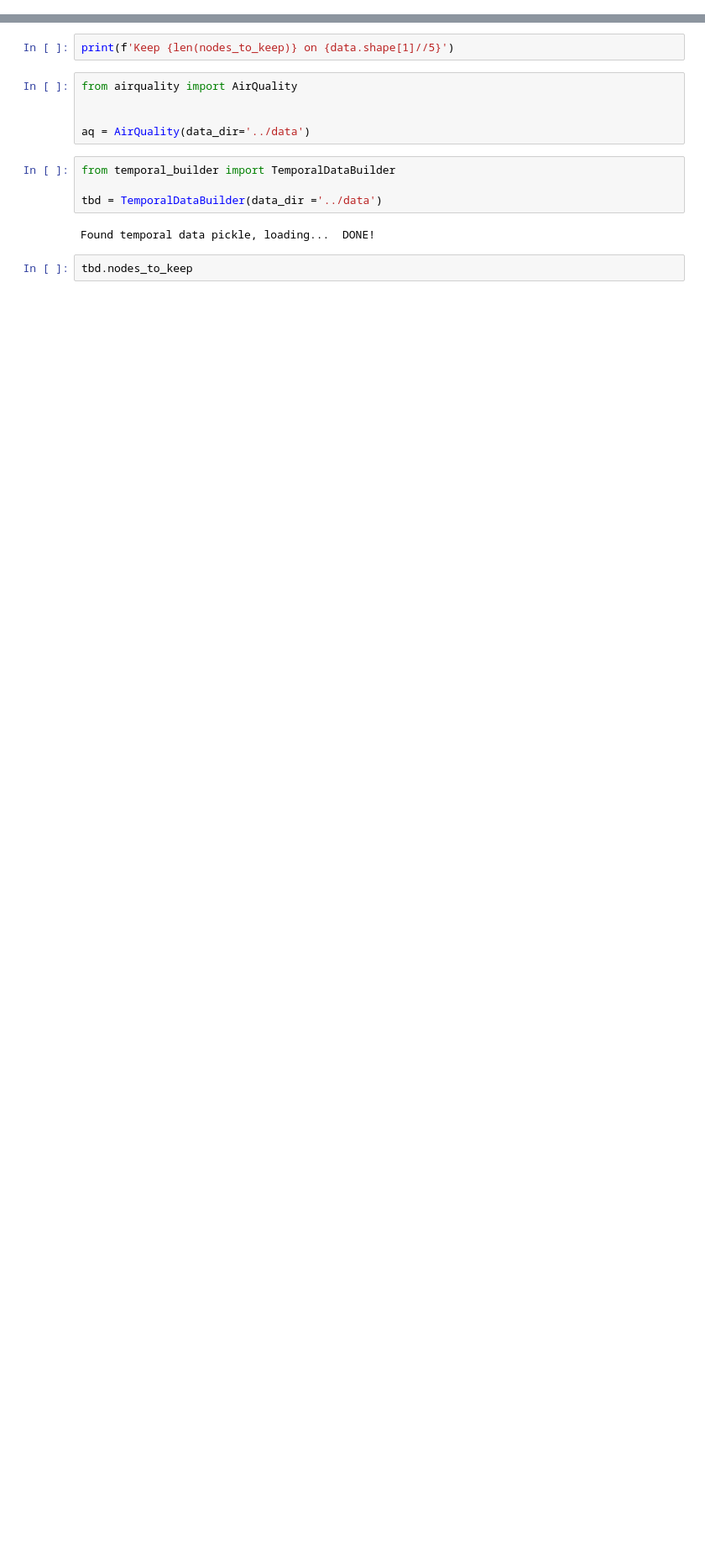
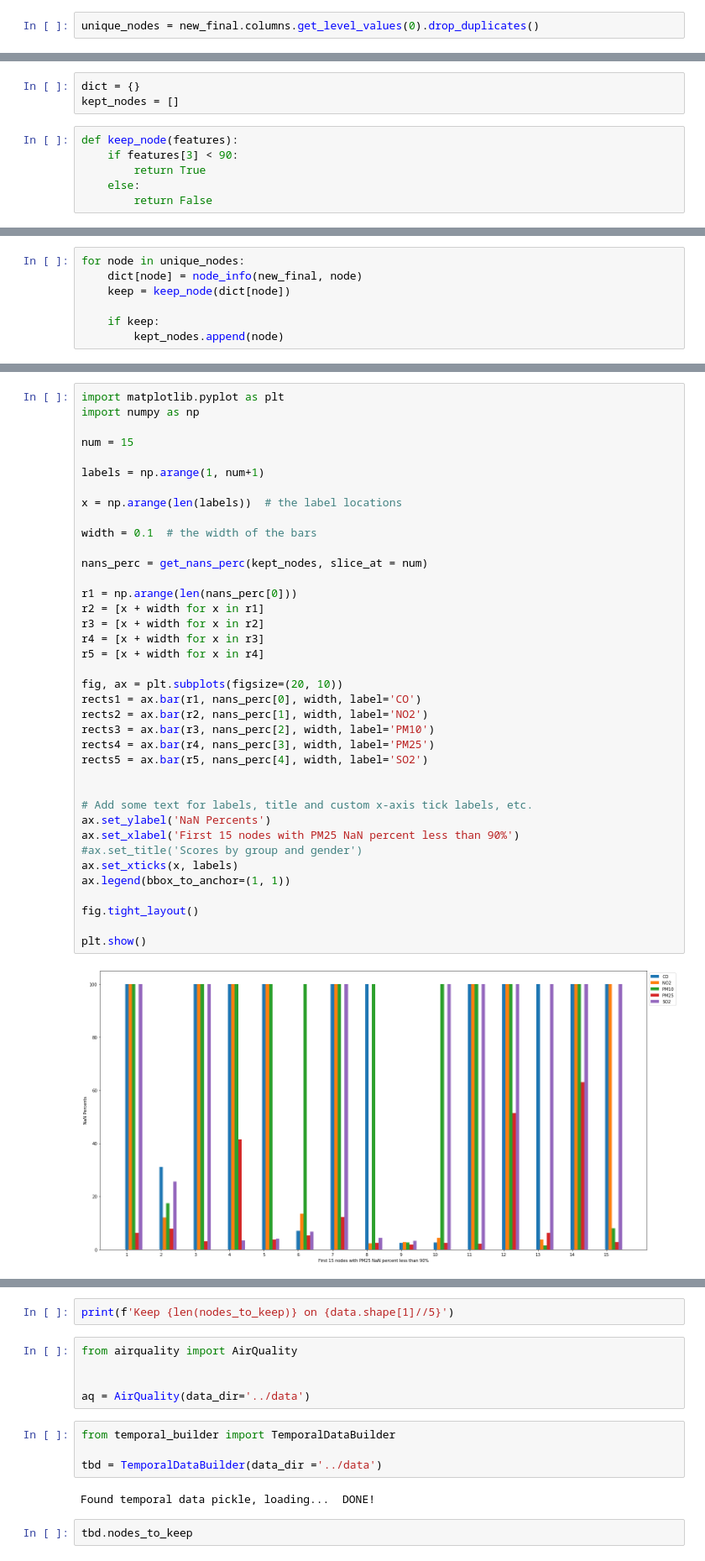
Before and after one commit to NicoArmas/gdl_air_quality, a Jupyter notebook: code/experiments.ipynb, the cells around one changed output, grey strips where cells are left out. Shown at 84% size. Cells and saved outputs as stored; diff of their text form; blank space fills up the shorter version.

Commit message:
added node analysis to notebook

```diff
--- a/code/experiments.ipynb
+++ b/code/experiments.ipynb
@@ -31,0 +126,2 @@ def node_info(df, node):
+# %%
+unique_nodes = new_final.columns.get_level_values(0).drop_duplicates()
@@ -31,0 +157,9 @@ def node_info(df, node):
+# %%
+dict = {}
+kept_nodes = []
+# %%
+def keep_node(features):
+    if features[3] < 90:
+        return True
+    else:
+        return False
@@ -31,0 +169,7 @@ def node_info(df, node):
+# %%
+for node in unique_nodes:
+    dict[node] = node_info(new_final, node)
+    keep = keep_node(dict[node])
+
+    if keep:
+        kept_nodes.append(node)
@@ -31,0 +207,40 @@ def node_info(df, node):
+# %%
+import matplotlib.pyplot as plt
+import numpy as np
+
+num = 15
+
+labels = np.arange(1, num+1)
+
+x = np.arange(len(labels))  # the label locations
+
+width = 0.1  # the width of the bars
+
+nans_perc = get_nans_perc(kept_nodes, slice_at = num)
+
+r1 = np.arange(len(nans_perc[0]))
+r2 = [x + width for x in r1]
+r3 = [x + width for x in r2]
+r4 = [x + width for x in r3]
+r5 = [x + width for x in r4]
+
+fig, ax = plt.subplots(figsize=(20, 10))
+rects1 = ax.bar(r1, nans_perc[0], width, label='CO')
+rects2 = ax.bar(r2, nans_perc[1], width, label='NO2')
+rects3 = ax.bar(r3, nans_perc[2], width, label='PM10')
+rects4 = ax.bar(r4, nans_perc[3], width, label='PM25')
+rects5 = ax.bar(r5, nans_perc[4], width, label='SO2')
+
+
+# Add some text for labels, title and custom x-axis tick labels, etc.
+ax.set_ylabel('NaN Percents')
+ax.set_xlabel('First 15 nodes with PM25 NaN percent less than 90%')
+#ax.set_title('Scores by group and gender')
+ax.set_xticks(x, labels)
+ax.legend(bbox_to_anchor=(1, 1))
+
+fig.tight_layout()
+
+plt.show()
+# %% [output]
+[figure, added]
```
Also changed, not shown: parts of 42 cells of this notebook.
